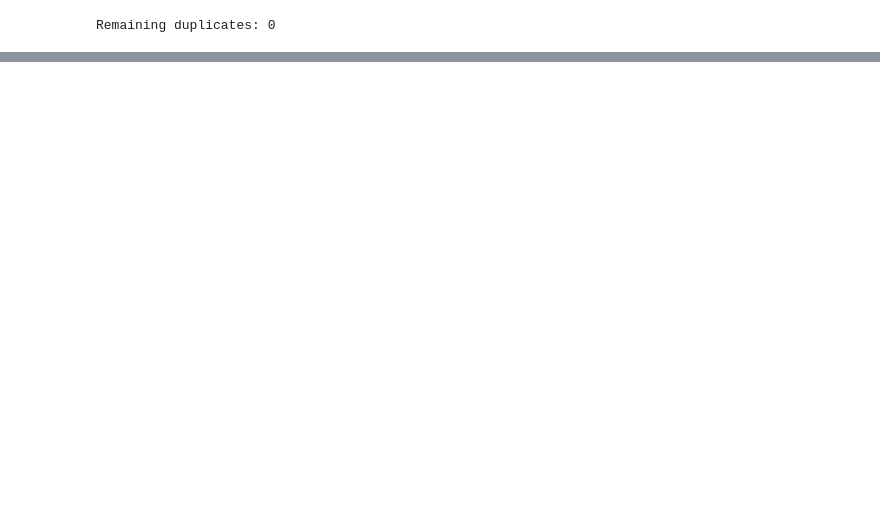
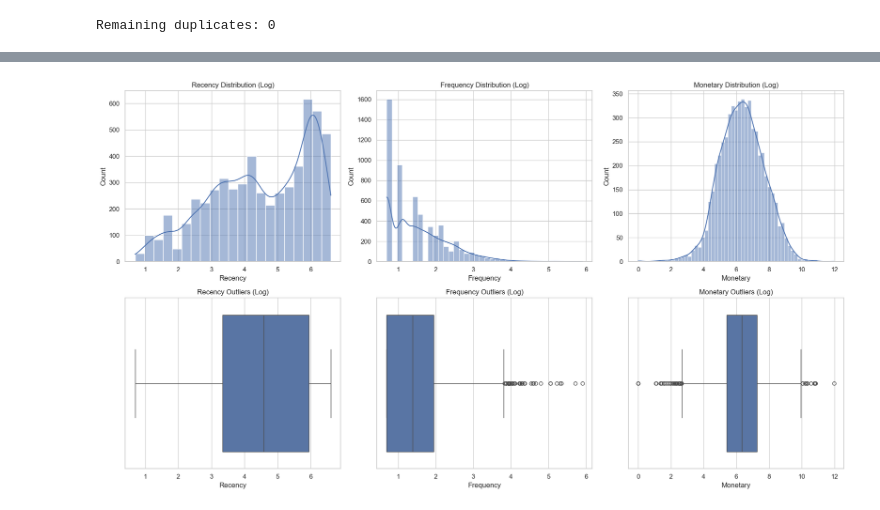
Before and after one commit to hansdarmawann/or2mrfm-1, a Jupyter notebook: notebooks/code.ipynb, the cells around one changed output, grey strips where cells are left out. Cells and saved outputs as stored; diff of their text form; code cells hidden in the pictures; blank space fills up the shorter version.

```diff
--- a/notebooks/code.ipynb
+++ b/notebooks/code.ipynb
@@ -443,0 +189,15 @@ Total runtime: 6.42 seconds
+# %%
+fig, ax = plt.subplots(2,3, figsize=(18,10))
+
+for i,col in enumerate(features):
+
+    sns.histplot(rfm_log[col], kde=True, ax=ax[0,i])
+    ax[0,i].set_title(f"{col} Distribution (Log)")
+
+    sns.boxplot(x=rfm_log[col], ax=ax[1,i])
+    ax[1,i].set_title(f"{col} Outliers (Log)")
+
+plt.tight_layout()
+plt.show()
+# %% [output]
+[figure, added]
```
Also changed, not shown: parts of 46 cells of this notebook, 5 other files.
